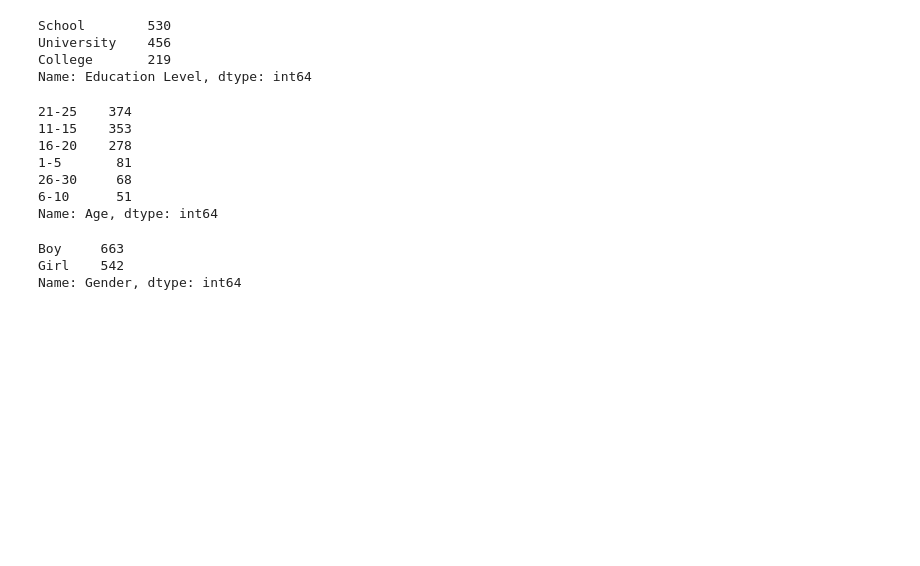
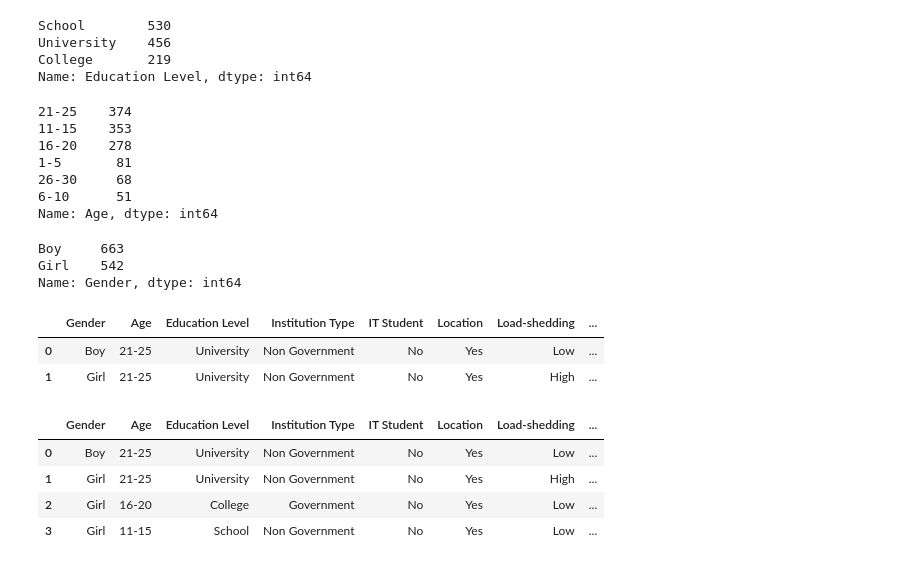
Before and after one commit to anilbarmola/Pandas, a Jupyter notebook: tut1.ipynb, the cells around one changed output. Saved outputs shown, nothing was run; the diff lists cells and outputs as text; code cells hidden in the pictures; blank space fills up the shorter version.

```diff
--- a/tut1.ipynb
+++ b/tut1.ipynb
@@ -126,3 +126,18 @@ df['Gender'].value_counts()
 Boy     663
 Girl    542
 Name: Gender, dtype: int64
+# %%
+df.head(2)
+# %% [output]
+|  | Gender | Age | Education Level | Institution Type | IT Student | Location | Load-shedding | ... |
+| 0 | Boy | 21-25 | University | Non Government | No | Yes | Low | ... |
+| 1 | Girl | 21-25 | University | Non Government | No | Yes | High | ... |
+# %%
+#fitst 3 rows
+df.iloc[0:4]
+# %% [output]
+|  | Gender | Age | Education Level | Institution Type | IT Student | Location | Load-shedding | ... |
+| 0 | Boy | 21-25 | University | Non Government | No | Yes | Low | ... |
+| 1 | Girl | 21-25 | University | Non Government | No | Yes | High | ... |
+| 2 | Girl | 16-20 | College | Government | No | Yes | Low | ... |
+| 3 | Girl | 11-15 | School | Non Government | No | Yes | Low | ... |
```
Also changed, not shown: parts of 14 cells of this notebook, 4 other files.
